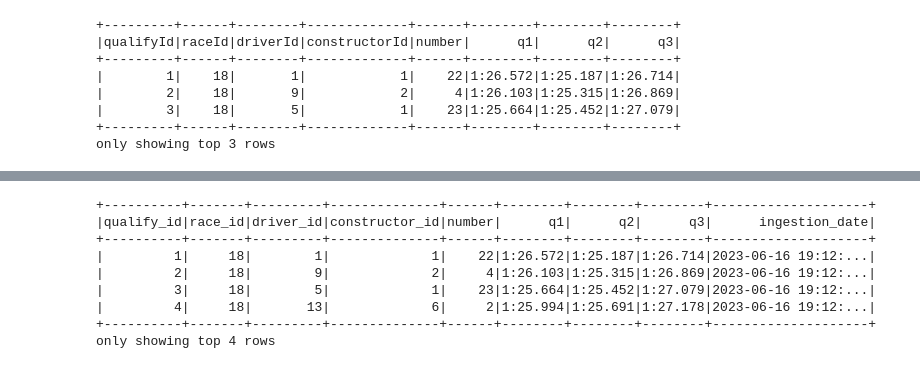
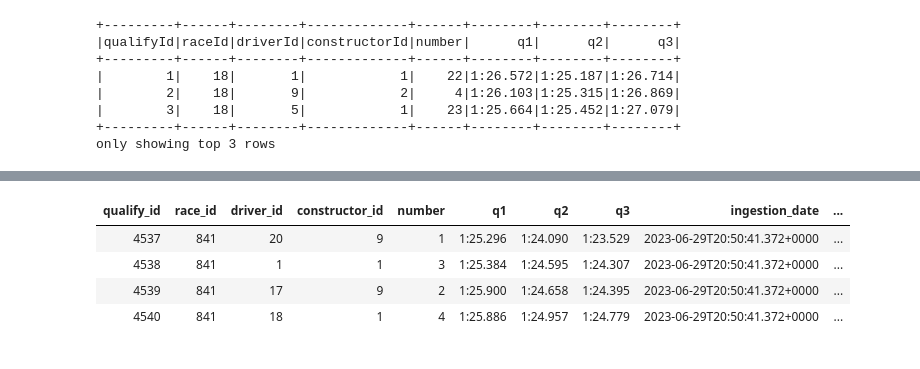
Before and after one commit to Shashanknew47/Azure_Databricks_project, a Jupyter notebook: ingestion/8.ingestion_qualifying.ipynb, the cells around one changed output, grey strips where cells are left out. Saved outputs shown, nothing was run; the diff lists cells and outputs as text; code cells hidden in the pictures.

```diff
--- a/ingestion/8.ingestion_qualifying.ipynb
+++ b/ingestion/8.ingestion_qualifying.ipynb
@@ -69,12 +58,0 @@ df_new.write.mode('overwrite').format('parquet').option('path',dest_path).save()
-# %%
-spark.read.format('parquet').load(f'{dest_path}/*').show(4)
-# %% [output]
-+----------+-------+---------+--------------+------+--------+--------+--------+--------------------+
-|qualify_id|race_id|driver_id|constructor_id|number|      q1|      q2|      q3|      ingestion_date|
-+----------+-------+---------+--------------+------+--------+--------+--------+--------------------+
-|         1|     18|        1|             1|    22|1:26.572|1:25.187|1:26.714|2023-06-16 19:12:...|
-|         2|     18|        9|             2|     4|1:26.103|1:25.315|1:26.869|2023-06-16 19:12:...|
-|         3|     18|        5|             1|    23|1:25.664|1:25.452|1:27.079|2023-06-16 19:12:...|
-|         4|     18|       13|             6|     2|1:25.994|1:25.691|1:27.178|2023-06-16 19:12:...|
-+----------+-------+---------+--------------+------+--------+--------+--------+--------------------+
-only showing top 4 rows
@@ -81,2 +62,12 @@ only showing top 4 rows
+# %%
+%sql
+
+SELECT * FROM f1_processed.qualifying LIMIT 4
+# %% [output]
+| qualify_id | race_id | driver_id | constructor_id | number | q1 | q2 | q3 | ingestion_date | ... |
+| 4537 | 841 | 20 | 9 | 1 | 1:25.296 | 1:24.090 | 1:23.529 | 2023-06-29T20:50:41.372+0000 | ... |
+| 4538 | 841 | 1 | 1 | 3 | 1:25.384 | 1:24.595 | 1:24.307 | 2023-06-29T20:50:41.372+0000 | ... |
+| 4539 | 841 | 17 | 9 | 2 | 1:25.900 | 1:24.658 | 1:24.395 | 2023-06-29T20:50:41.372+0000 | ... |
+| 4540 | 841 | 18 | 1 | 4 | 1:25.886 | 1:24.957 | 1:24.779 | 2023-06-29T20:50:41.372+0000 | ... |
 # %%
 dbutils.notebook.exit("success")
```
Also changed, not shown: parts of 10 cells of this notebook, 11 other files.
